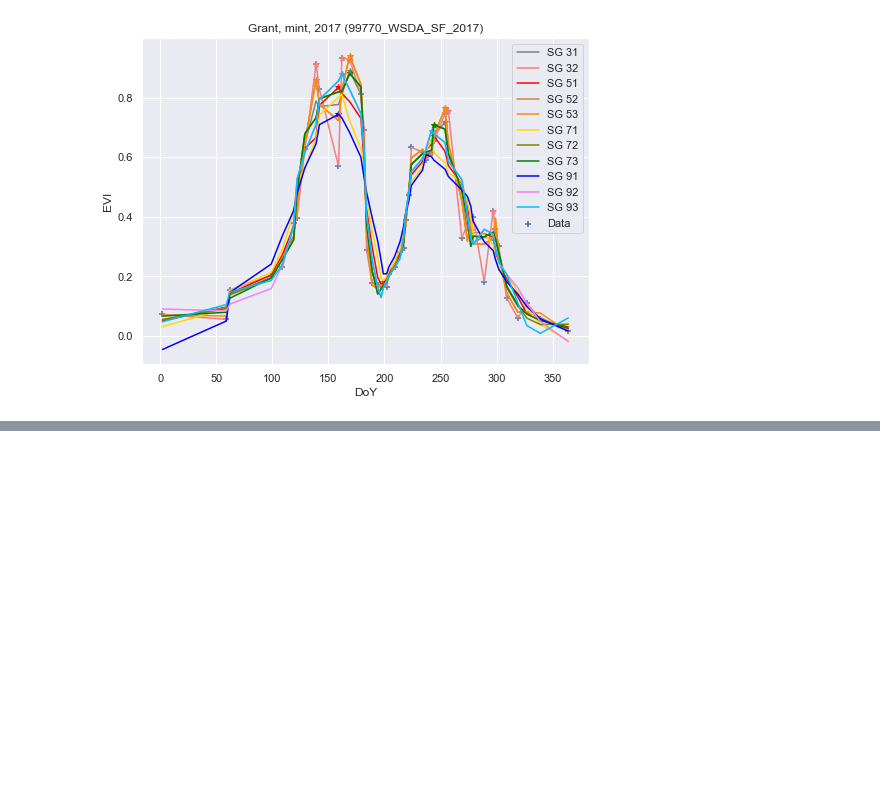
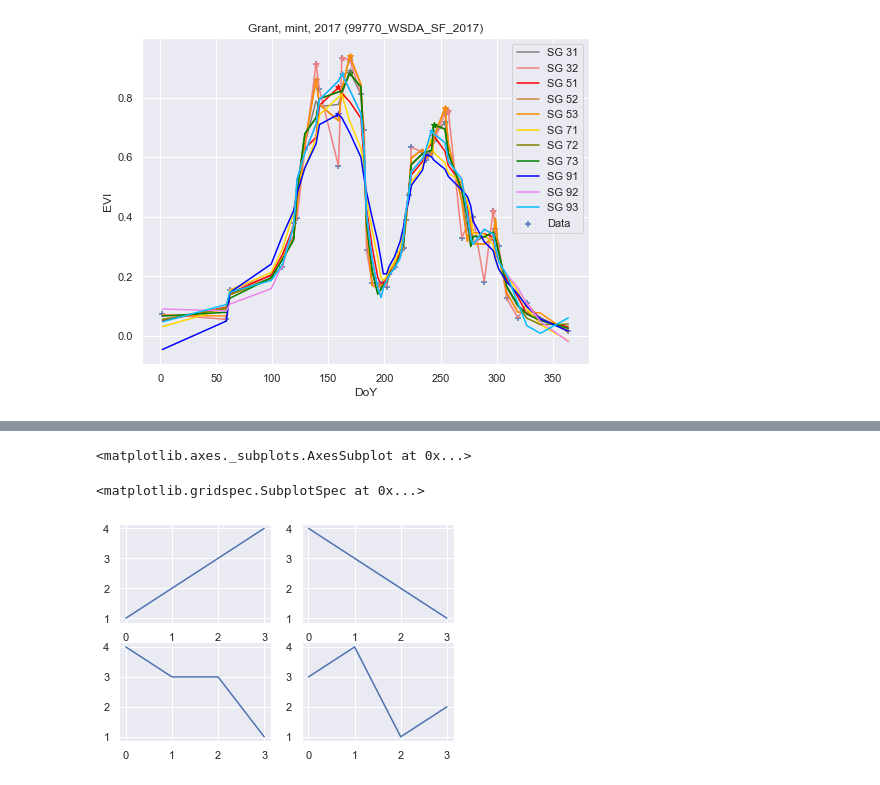
Before and after one commit to sunil21075/Ag, a Jupyter notebook: remote_sensing/python/Local_Jupyter_NoteBooks/panel plots.ipynb, the cells around one changed output, grey strips where cells are left out. Saved outputs shown, nothing was run; the diff lists cells and outputs as text; code cells hidden in the pictures; blank space fills up the shorter version.

```diff
--- a/remote_sensing/python/Local_Jupyter_NoteBooks/panel plots.ipynb
+++ b/remote_sensing/python/Local_Jupyter_NoteBooks/panel plots.ipynb
@@ -435,3 +465,40 @@ plt.savefig(fname = fig_name, \
 #     ax.set_title('Axis {}'.format(i))
 
 # plt.tight_layout()
+# %%
+f2_ax1
+# %% [output]
+<matplotlib.axes._subplots.AxesSubplot at 0x...>
+# %%
+spec2[0, 0]
+# %% [output]
+<matplotlib.gridspec.SubplotSpec at 0x...>
+# %%
+def compare(data, fig, rows, cols ):
+    for i in range (0,len(data)):
+        plt.figure(fig)
+        plt.subplot(rows, cols, i+1)
+        plt.plot(data[i])
+    return
+
+d1 = [1, 2, 3, 4]
+d2 = [4, 3, 2, 1]
+d3 = [4, 3, 3, 1]
+d4 = [3, 4, 1, 2]
+data = [d2,d1,d4]
+
+# compare 4 horizontally
+compare([d1, d2, d3, d4], fig=1, rows=2, cols=2)
+
+# # compare 4 vertically
+# compare([d1, d2, d3, d4], fig=2, rows=4, cols=1)
+# # compare 2 vertically
+# compare([d2, d3], fig=3, rows=2, cols=1)
+# # compare 3 horizontally
+# compare([d1, d2, d4], fig=4, rows=1, cols=3)
+# # compare 3 vertically
+# compare(data, fig=5, rows=3, cols=1)
+# plt.tight_layout()
+# plt.show()
+# %% [output]
+[figure, added]
```
Also changed, not shown: parts of 16 cells of this notebook, 20 other files.
